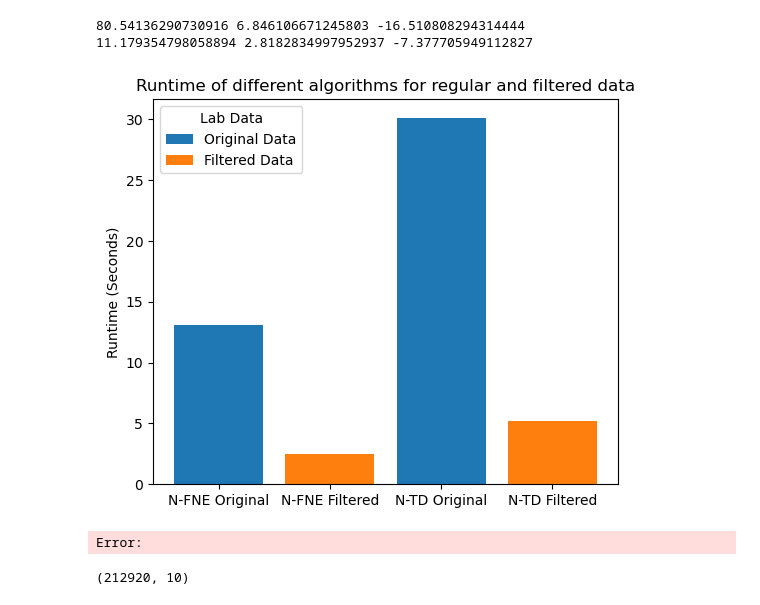
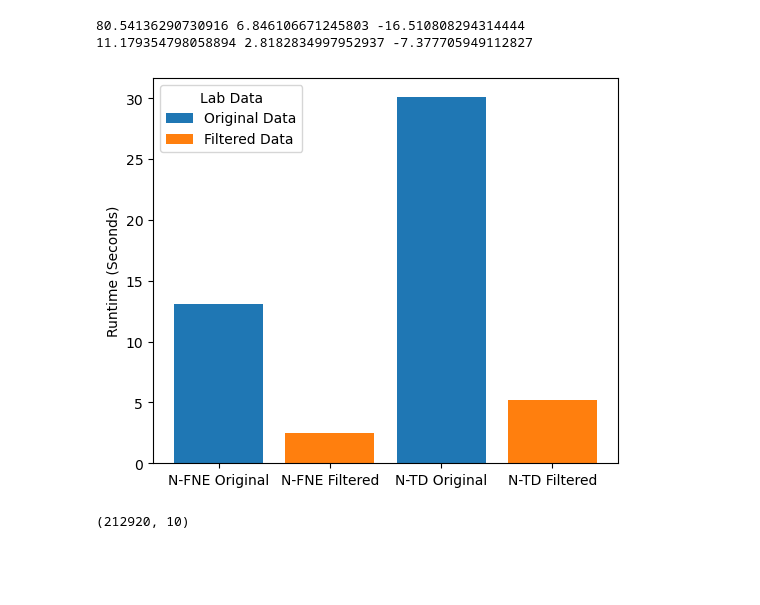
Before and after one commit to AsifTanvir/SEAD-analysis, a Jupyter notebook: Lab_data_analysis.ipynb, the cells around one changed output. Saved outputs shown, nothing was run; the diff lists cells and outputs as text; code cells hidden in the pictures; blank space fills up the shorter version.

Commit message:
modfied runtime plots

```diff
--- a/Lab_data_analysis.ipynb
+++ b/Lab_data_analysis.ipynb
@@ -524,11 +524,13 @@ def anomaly_detection_and_removal(df, timeWindow = 'h'):
     return filtered_df
 # %%
 import time
+import pandas as pd
+import matplotlib.pyplot as plt
 
-fnq_adjacency_matrix = pd.DataFrame(0.0, columns=unique_sensor, index=unique_sensor)
-td_adjacency_matrix = pd.DataFrame(0.0, columns=unique_sensor, index=unique_sensor)
-fnq_adjacency_matrix_filtered = pd.DataFrame(0.0, columns=unique_sensor, index=unique_sensor)
-td_adjacency_matrix_filtered = pd.DataFrame(0.0, columns=unique_sensor, index=unique_sensor)
+# fnq_adjacency_matrix = pd.DataFrame(0.0, columns=unique_sensor, index=unique_sensor)
+# td_adjacency_matrix = pd.DataFrame(0.0, columns=unique_sensor, index=unique_sensor)
+# fnq_adjacency_matrix_filtered = pd.DataFrame(0.0, columns=unique_sensor, index=unique_sensor)
+# td_adjacency_matrix_filtered = pd.DataFrame(0.0, columns=unique_sensor, index=unique_sensor)
 
 runtimes = []
 functions = ['N-FNE Original', 'N-FNE Filtered', 'N-TD Original', 'N-TD Filtered']
@@ -557,36 +559,35 @@ functions = ['N-FNE Original', 'N-FNE Filtered', 'N-TD Original', 'N-TD Filtered
 
 # runtime3 = end_time - start_time
 # runtimes.append(runtime3)
 
 # # Runtime for TD filtered data
 # start_time = time.time()
 # fd2 = anomaly_detection_and_removal(combined_lab_data, 'h')
 # time_delta(fd2, td_adjacency_matrix_filtered)
 # end_time = time.time()
 
 # runtime4 = end_time - start_time
 # runtimes.append(runtime4)
 
 # print(runtimes)
 
 runtimes = [13.089284420013428, 2.487198829650879, 30.147459506988525, 5.232787370681763]
 
 fig, ax = plt.subplots(figsize=(6, 5))
 bar_labels = ['Original Data', 'Filtered Data', '_Original Data', '_Filtered Data']
 bar_colors = ['tab:blue', 'tab:orange', 'tab:blue', 'tab:orange']
 
 ax.bar(functions, runtimes, label=bar_labels, color=bar_colors)
 
 ax.set_ylabel('Runtime (Seconds)')
-ax.set_title('Runtime of different algorithms for regular and filtered data')
+# ax.set_title('Runtime of different algorithms for regular and filtered data')
 ax.legend(title='Lab Data')
 
 plt.savefig("./Plots/Lab_plots/lab_runtime.png", dpi=300)
 
 plt.show()
 # %% [output]
-[figure, old version]
+[figure, new version]
-Error:
 # %%
 ## Anomaly detection just based on the values - traditional method
 from scipy.stats import zscore
```
Also changed, not shown: 7 other files.
